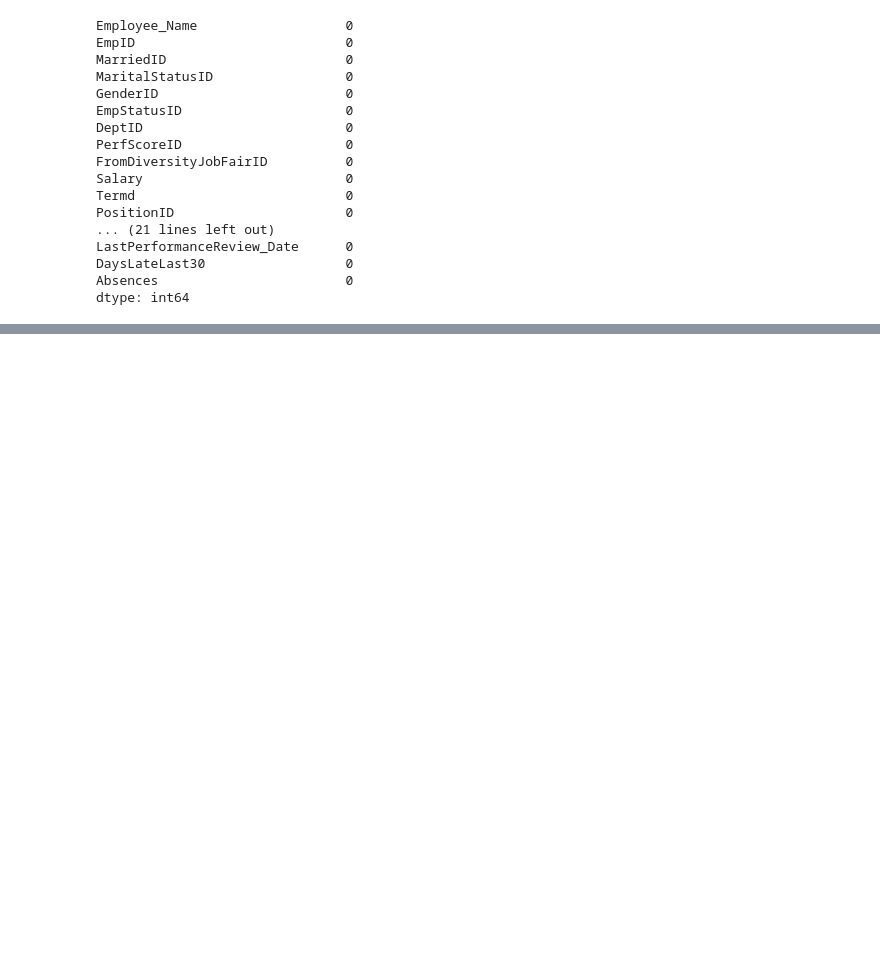
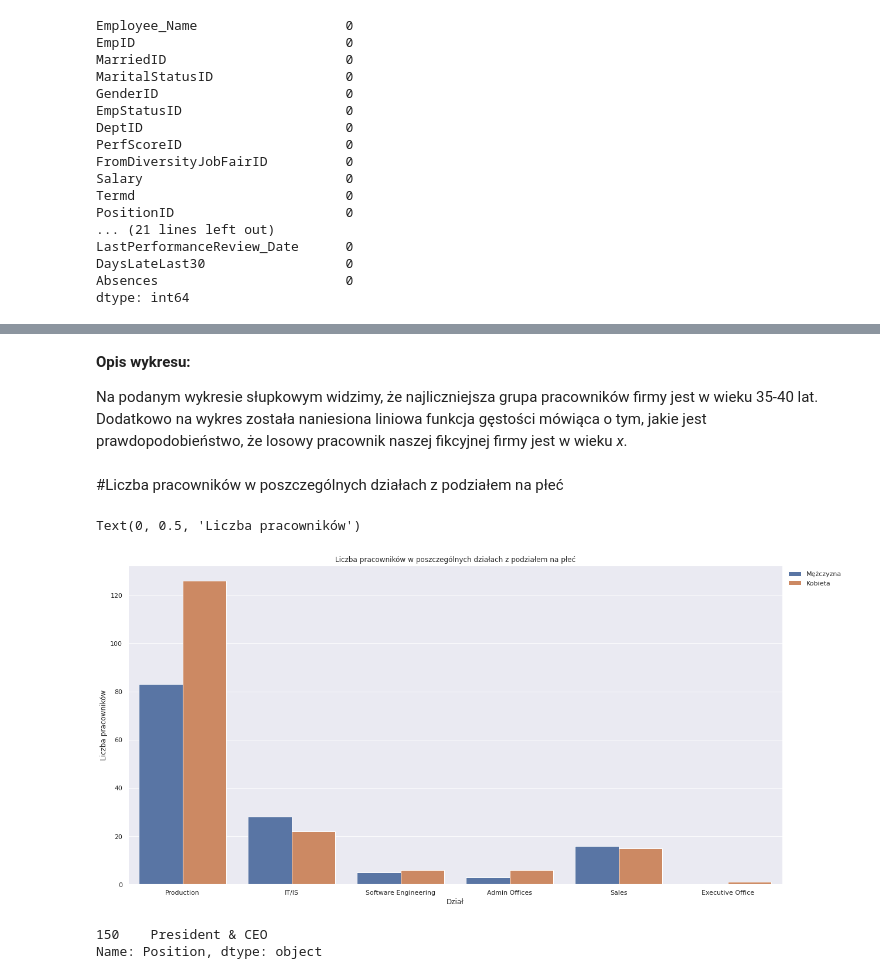
Before and after one commit to wkabatc/inwd-project, a Jupyter notebook: inwd_projekt.ipynb, the cells around one changed output, grey strips where cells are left out. Cells and saved outputs as stored; diff of their text form; code cells hidden in the pictures; blank space fills up the shorter version.

```diff
--- a/inwd_projekt.ipynb
+++ b/inwd_projekt.ipynb
@@ -358,0 +340,23 @@ plot4
+# %% [markdown]
+**Opis wykresu:**
+
+Na podanym wykresie słupkowym widzimy, że najliczniejsza grupa pracowników firmy jest w wieku 35-40 lat. Dodatkowo na wykres została naniesiona liniowa funkcja gęstości mówiąca o tym, jakie jest prawdopodobieństwo, że losowy pracownik naszej fikcyjnej firmy jest w wieku *x*.
+# %% [markdown]
+#Liczba pracowników w poszczególnych działach z podziałem na płeć
+# %%
+plt.figure(figsize=(20,10))
+p = sns.countplot(x='Department',data=df,hue='Sex')
+legend_handles, _= p.get_legend_handles_labels()
+p.legend(legend_handles, ['Mężczyzna','Kobieta'], bbox_to_anchor=(1,1))
+p.set_title('Liczba pracowników w poszczególnych działach z podziałem na płeć')
+p.set_xlabel('Dział')
+p.set_ylabel('Liczba pracowników')
+# %% [output]
+Text(0, 0.5, 'Liczba pracowników')
+[figure, added]
+# %%
+plotXD = df.loc[df['Department'] == 'Executive Office']
+plotXD['Position']
+# %% [output]
+150    President & CEO
+Name: Position, dtype: object
```
Also changed, not shown: parts of 34 cells of this notebook.
